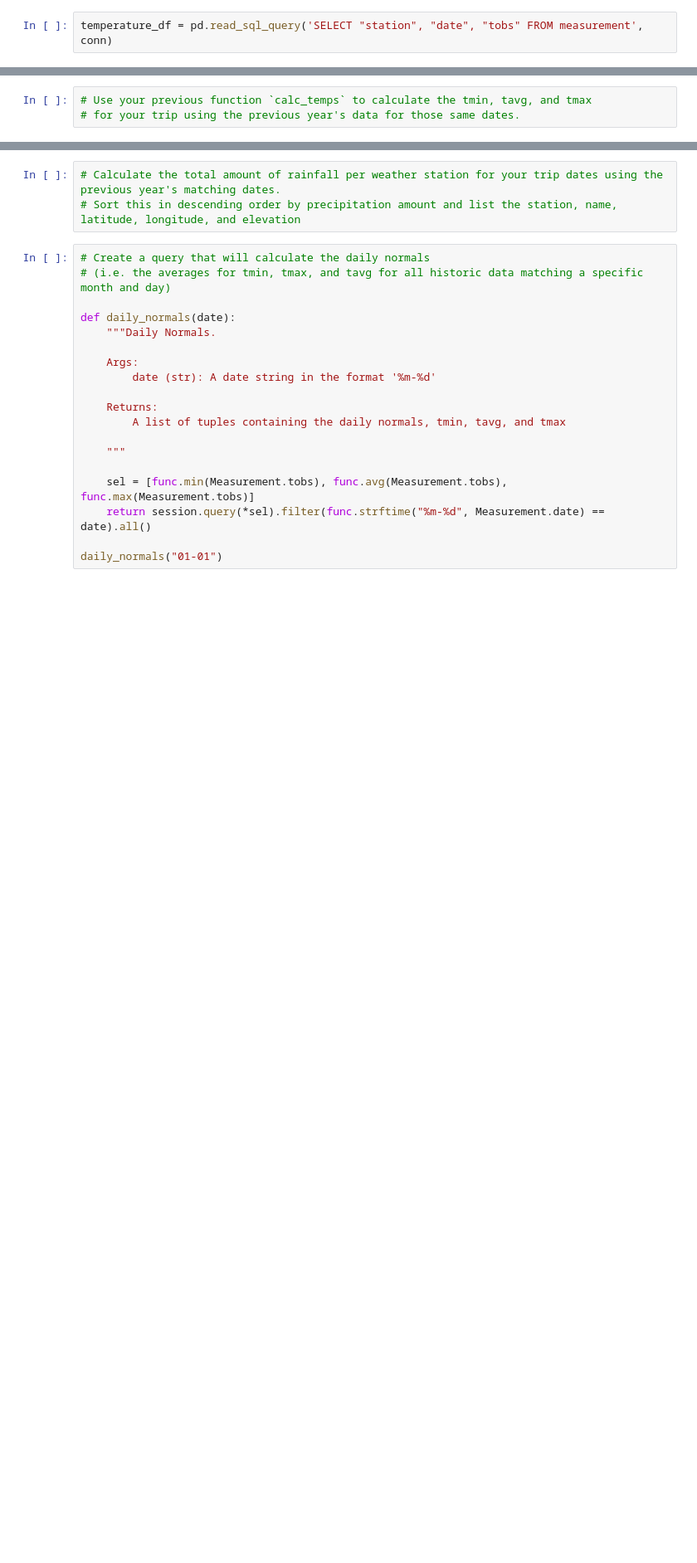
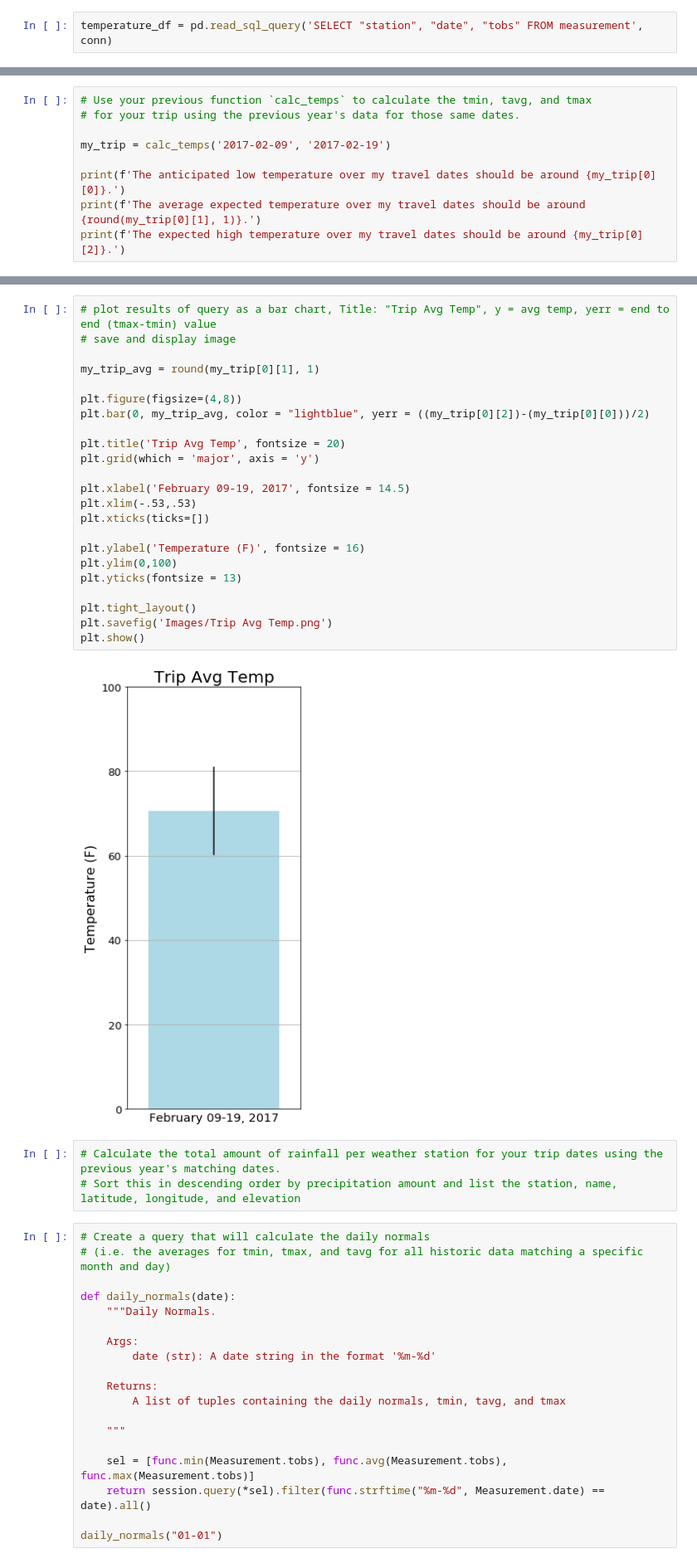
Before and after one commit to JAK-UCF/UNIT-10-HOMEWORK, a Jupyter notebook: Unit10Homework.ipynb, the cells around one changed output, grey strips where cells are left out. Shown: that part at 83% size. Saved outputs shown, nothing was run; the diff lists cells and outputs as text; blank space fills up the shorter version.

```diff
--- a/Unit10Homework.ipynb
+++ b/Unit10Homework.ipynb
@@ -190,3 +257,9 @@ print(calc_temps('2012-02-28', '2012-03-05'))
 # %%
 # Use your previous function `calc_temps` to calculate the tmin, tavg, and tmax
 # for your trip using the previous year's data for those same dates.
+
+my_trip = calc_temps('2017-02-09', '2017-02-19')
+
+print(f'The anticipated low temperature over my travel dates should be around {my_trip[0][0]}.')
+print(f'The average expected temperature over my travel dates should be around {round(my_trip[0][1], 1)}.')
+print(f'The expected high temperature over my travel dates should be around {my_trip[0][2]}.')
@@ -201,3 +270,28 @@ plt.show()
+# %%
+# plot results of query as a bar chart, Title: "Trip Avg Temp", y = avg temp, yerr = end to end (tmax-tmin) value
+# save and display image
+
+my_trip_avg = round(my_trip[0][1], 1)
+
+plt.figure(figsize=(4,8))
+plt.bar(0, my_trip_avg, color = "lightblue", yerr = ((my_trip[0][2])-(my_trip[0][0]))/2)
+
+plt.title('Trip Avg Temp', fontsize = 20)
+plt.grid(which = 'major', axis = 'y')
+
+plt.xlabel('February 09-19, 2017', fontsize = 14.5)
+plt.xlim(-.53,.53)
+plt.xticks(ticks=[])
+
+plt.ylabel('Temperature (F)', fontsize = 16)
+plt.ylim(0,100)
+plt.yticks(fontsize = 13)
+
+plt.tight_layout()
+plt.savefig('Images/Trip Avg Temp.png')
+plt.show()
+# %% [output]
+[figure, added]
 # %%
 # Calculate the total amount of rainfall per weather station for your trip dates using the previous year's matching dates.
 # Sort this in descending order by precipitation amount and list the station, name, latitude, longitude, and elevation
```
Also changed, not shown: parts of 36 cells of this notebook, 4 other files.
